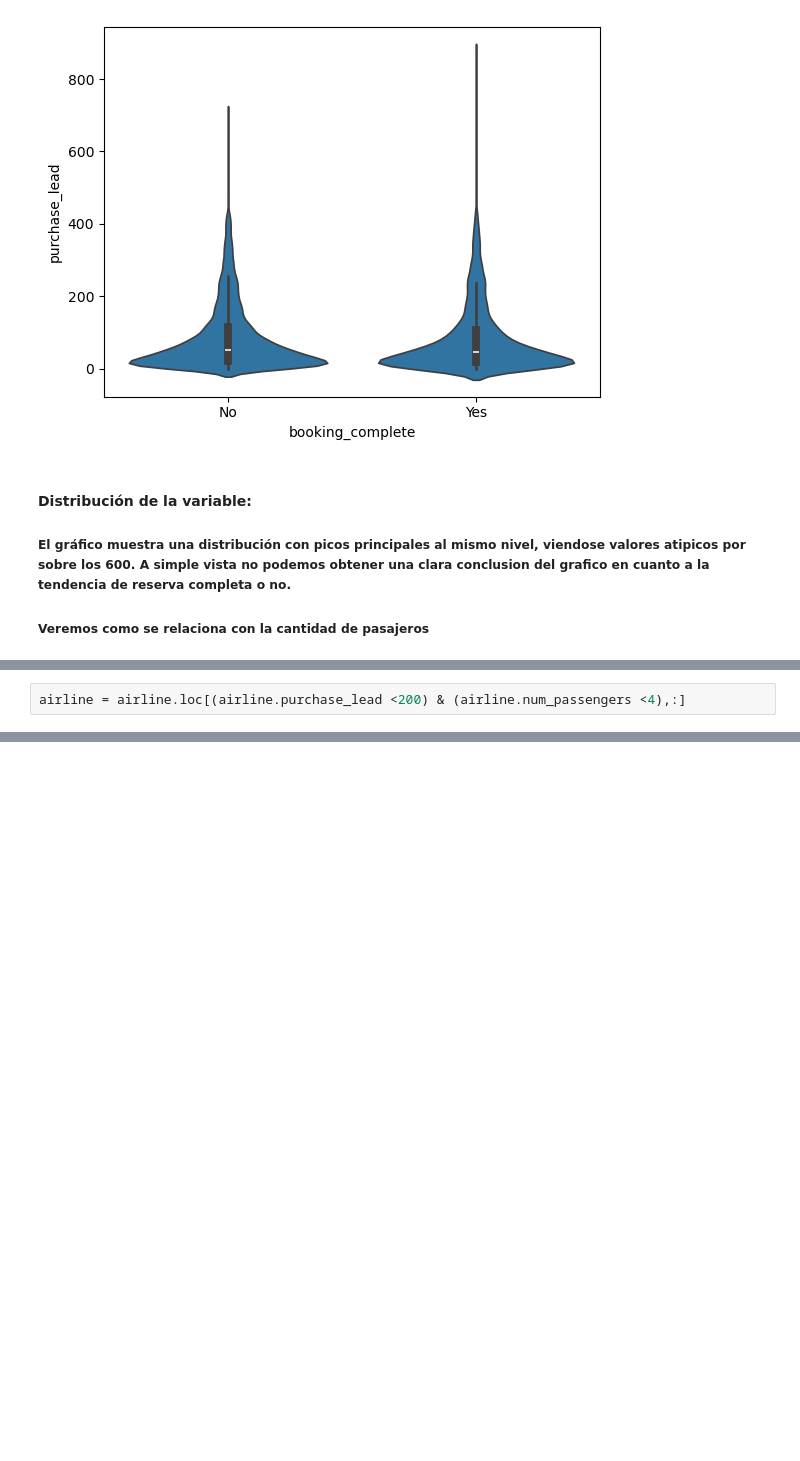
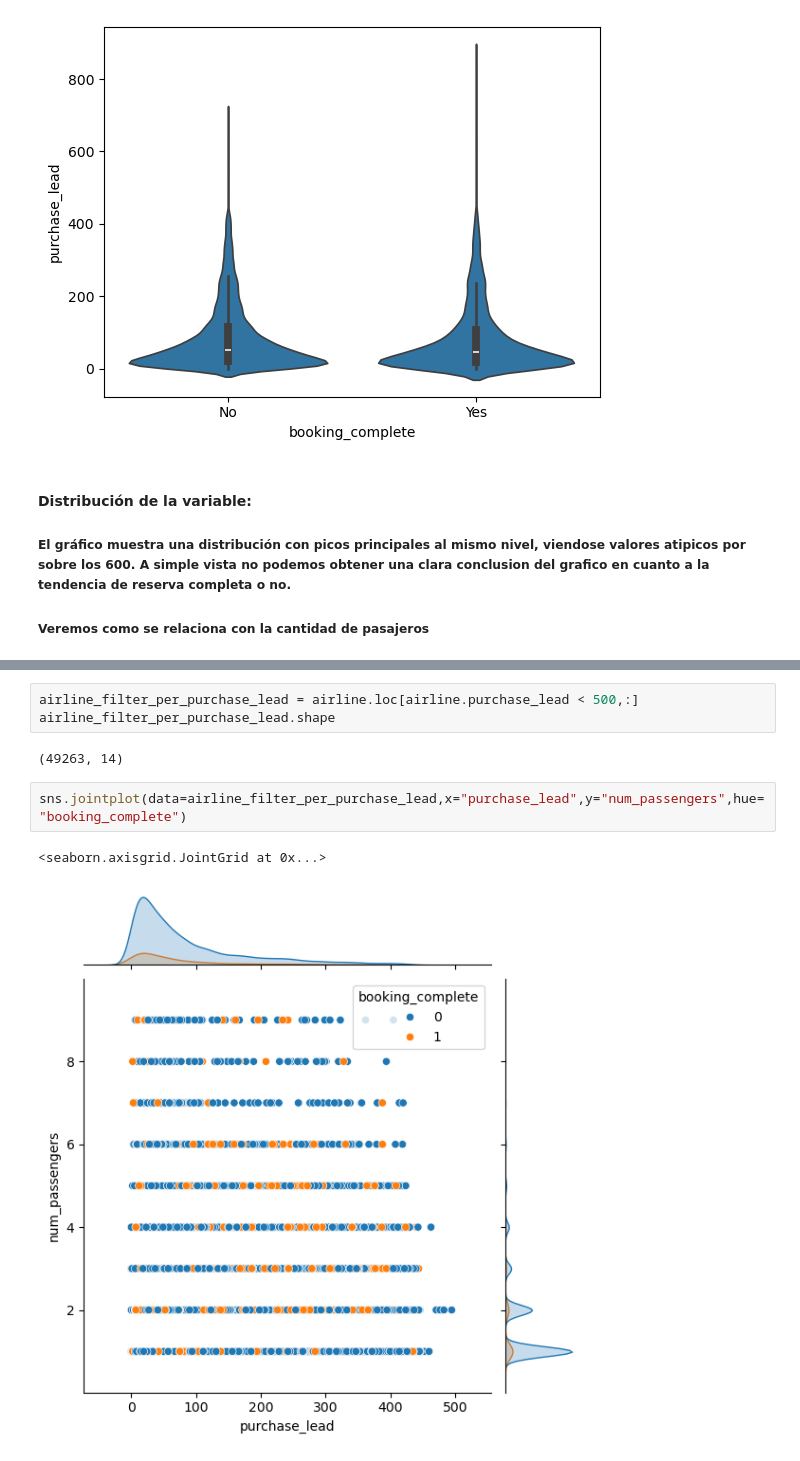
Before and after one commit to CrissRMFI/TP---ORGA, a Jupyter notebook: 01Analisis_airline.ipynb, the cells around one changed output, grey strips where cells are left out. Drawn from its saved outputs; the diff is of its cells as text; blank space fills up the shorter version.

Commit message:
Finalizando analisis de Booking_complete

```diff
--- a/01Analisis_airline.ipynb
+++ b/01Analisis_airline.ipynb
@@ -260,2 +232,0 @@ See the caveats in the documentation: https://pandas.pydata.org/pandas-docs/stab
-# %%
-airline = airline.loc[(airline.purchase_lead <200) & (airline.num_passengers <4),:]
@@ -370,0 +252,10 @@ airline.loc[airline.booking_complete == 1,"route"].value_counts().head(15).reset
+# %%
+airline_filter_per_purchase_lead = airline.loc[airline.purchase_lead < 500,:]
+airline_filter_per_purchase_lead.shape
+# %% [output]
+(49263, 14)
+# %%
+sns.jointplot(data=airline_filter_per_purchase_lead,x="purchase_lead",y="num_passengers",hue="booking_complete")
+# %% [output]
+<seaborn.axisgrid.JointGrid at 0x...>
+[figure, added]
```
Also changed, not shown: parts of 43 cells of this notebook.
